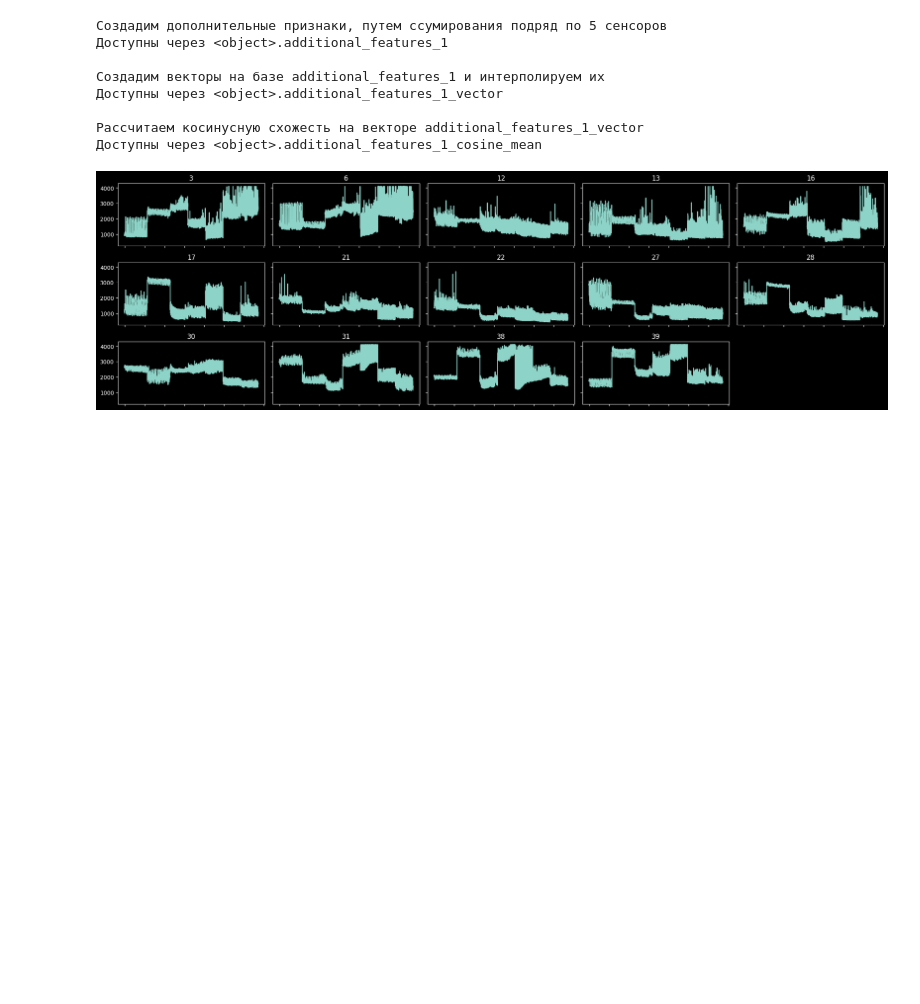
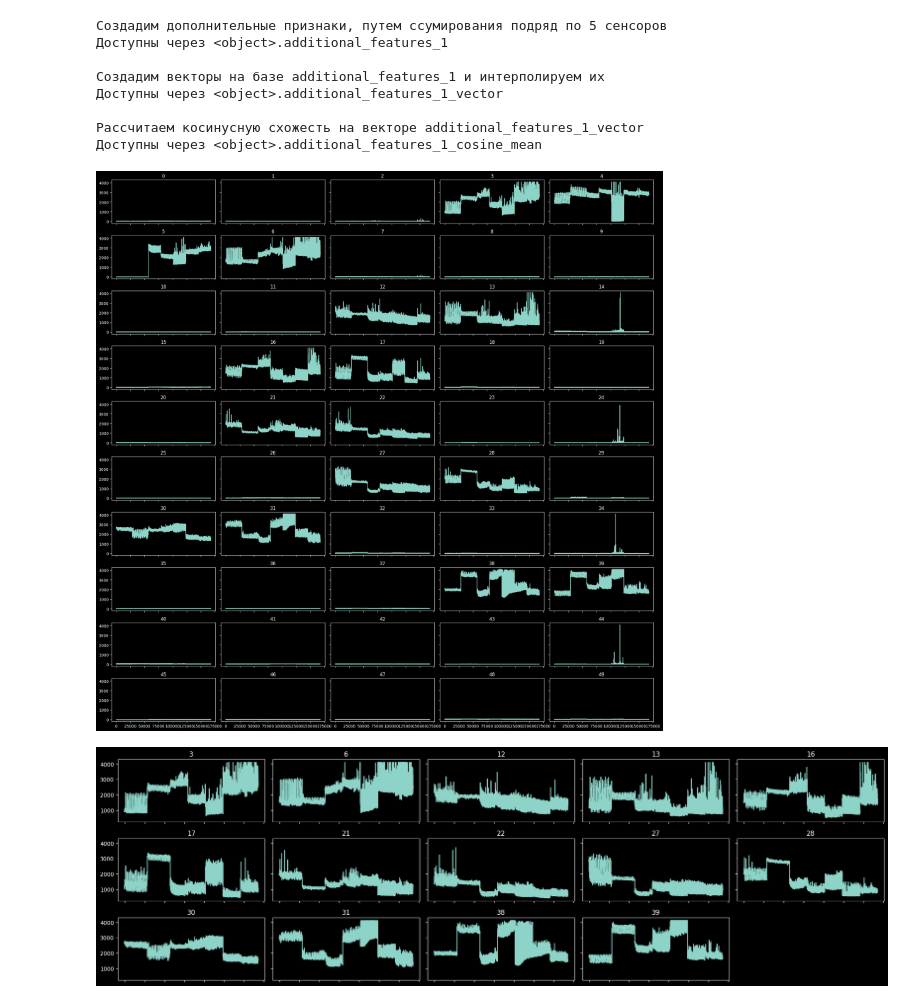
Before and after one commit to AndrewVolkovPython/Motorika, a Jupyter notebook: main.ipynb, the cells around one changed output. Saved outputs shown, nothing was run; the diff lists cells and outputs as text; code cells hidden in the pictures; blank space fills up the shorter version.

```diff
--- a/main.ipynb
+++ b/main.ipynb
@@ -136,8 +121,10 @@ processor.calculate_additional_features_1_cosine()
 # %%
 # processor.plot_sensors(processor.additional_features_1.columns, range(processor.additional_features_1.shape[0]),'af1')
 # %%
-# processor.plot_sensors(processor.OMG_CH, range(processor.gestures.shape[0]))
+processor.plot_sensors(processor.OMG_CH, range(processor.gestures.shape[0]))
 # processor.plot_sensors(processor.CLEAN_SENSORS_FINAL, range(processor.gestures.shape[0]),'hh')
+# %% [output]
+[figure, added]
 # %%
 
 processor.plot_sensors(processor.CLEAN_SENSORS_FINAL, range(processor.gestures.shape[0]),'init')
```
Also changed, not shown: parts of 45 cells of this notebook.
